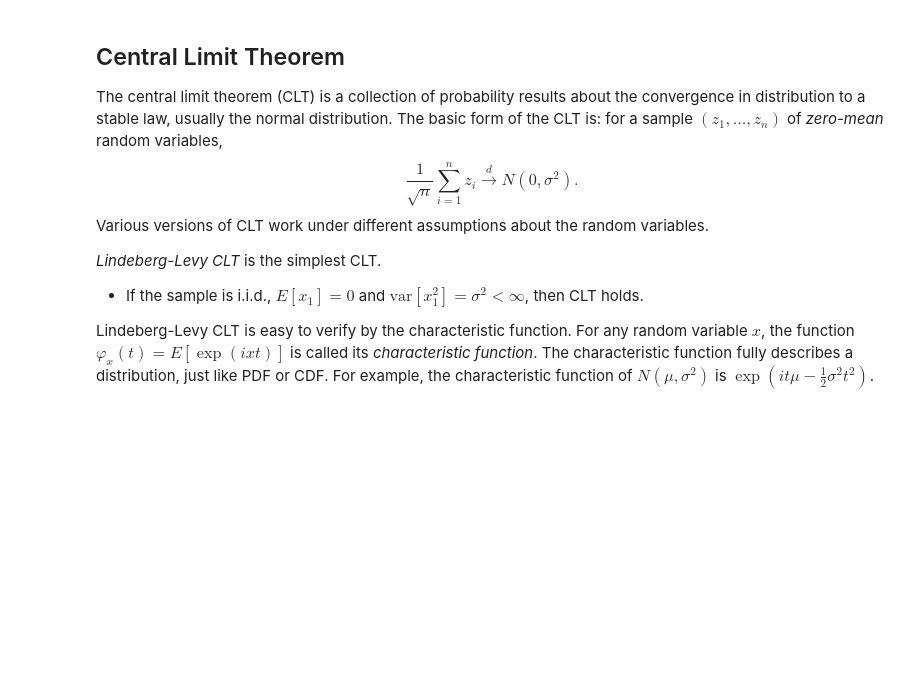
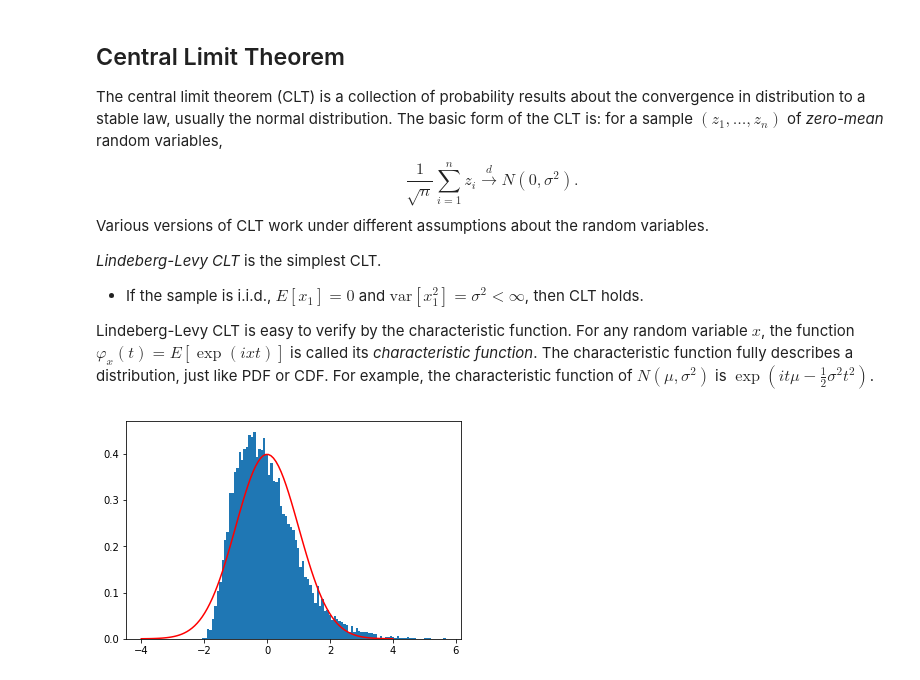
Before and after one commit to zhentaoshi/Econ5121A, a Jupyter notebook: lec_notes_ipynb/py_asym.ipynb, the cells around one changed output. Drawn from its saved outputs; the diff is of its cells as text; code cells hidden in the pictures; blank space fills up the shorter version.

Commit message:
add CLT plot demonstration

```diff
--- a/lec_notes_ipynb/py_asym.ipynb
+++ b/lec_notes_ipynb/py_asym.ipynb
@@ -104,3 +103,36 @@ its *characteristic function*. The characteristic function fully
 describes a distribution, just like PDF or CDF. For example, the
 characteristic function of $N\left(\mu,\sigma^{2}\right)$ is
 $\exp\left(it\mu-\frac{1}{2}\sigma^{2}t^{2}\right)$.
+# %%
+from scipy import stats
+
+def Z_fun(n, distribution):
+
+  if distribution == "normal":
+      x = np.random.normal(size = n)
+      z = np.sqrt(n) * np.mean(x)
+  elif distribution == "chisq2":
+      df = 2
+      x = np.random.chisquare(df, size = n )
+      z = np.sqrt(n) * ( np.mean(x) - df ) / np.sqrt(2*df)
+
+  return z
+
+def CLT_plot(n, distribution):
+  Rep = 10000
+
+  ZZ = np.zeros(Rep)
+
+  for i in range(Rep):
+    ZZ[i] = Z_fun(n, distribution)
+
+  xbase = np.linspace(-4.0, 4.0, 100)
+  plt.plot( xbase, stats.norm.pdf(xbase), color = "red" )
+  plt.hist(ZZ, bins = int( Rep ** (1/2) ), density = True )
+  plt.show()
+
+  return ZZ
+# %%
+phist = CLT_plot(5, "chisq2")
+# %% [output]
+[figure, added]
```
Also changed, not shown: parts of 5 cells of this notebook, 1 other file.
